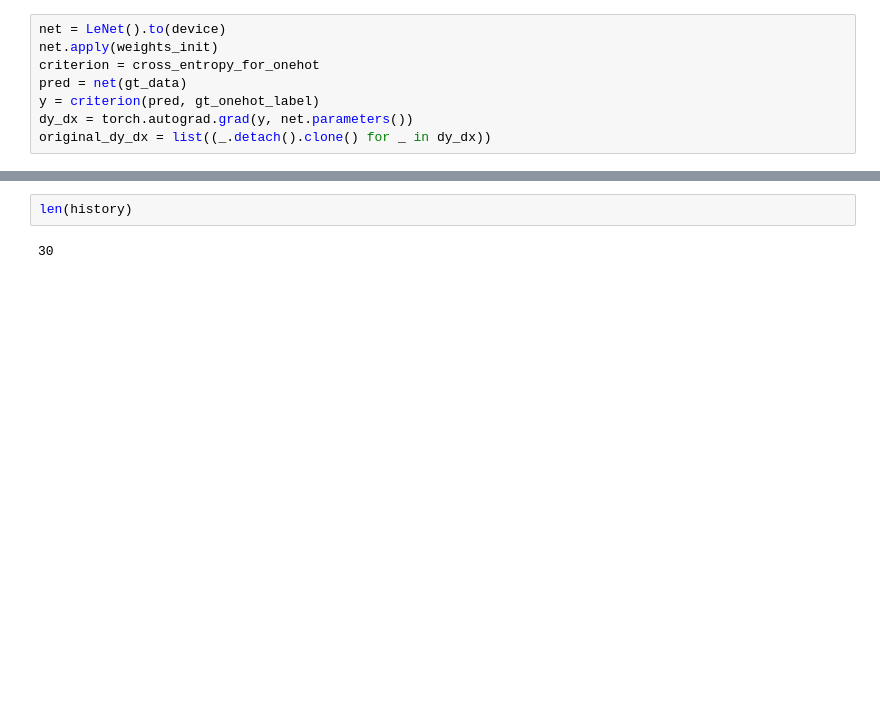
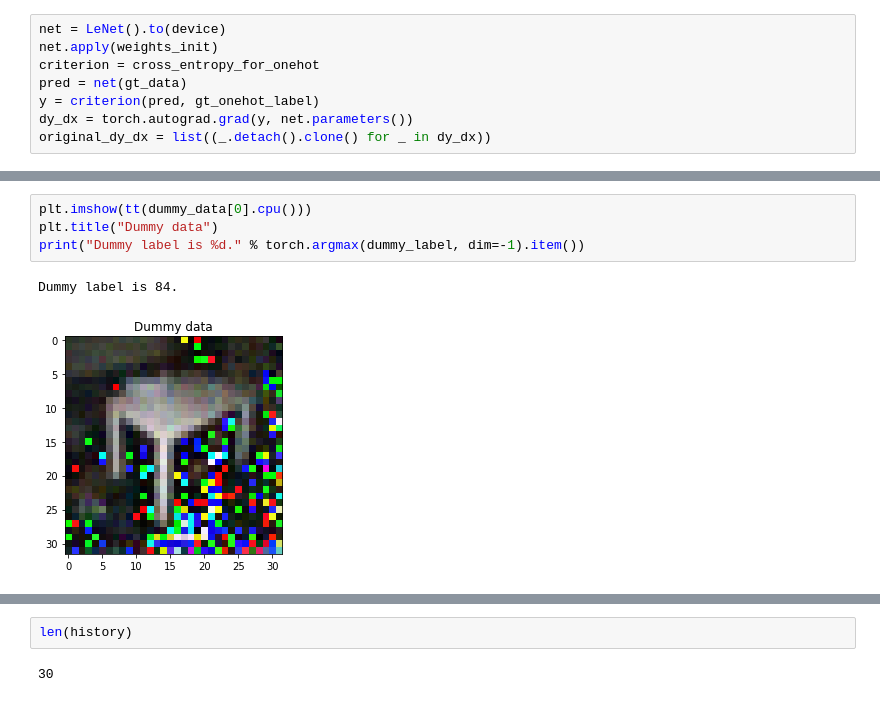
Before and after one commit to BingguangLu/Diff2UL, a Jupyter notebook: test_grad.ipynb, the cells around one changed output, grey strips where cells are left out. Cells and saved outputs as stored; diff of their text form; blank space fills up the shorter version.

```diff
--- a/test_grad.ipynb
+++ b/test_grad.ipynb
@@ -153,3 +210,10 @@ for iters in range(300000):
+# %%
+plt.imshow(tt(dummy_data[0].cpu()))
+plt.title("Dummy data")
+print("Dummy label is %d." % torch.argmax(dummy_label, dim=-1).item())
+# %% [output]
+Dummy label is 84.
+[figure, added]
 # %%
 import matplotlib.pyplot as plt
 
```
Also changed, not shown: parts of 6 cells of this notebook, 2 other files.
